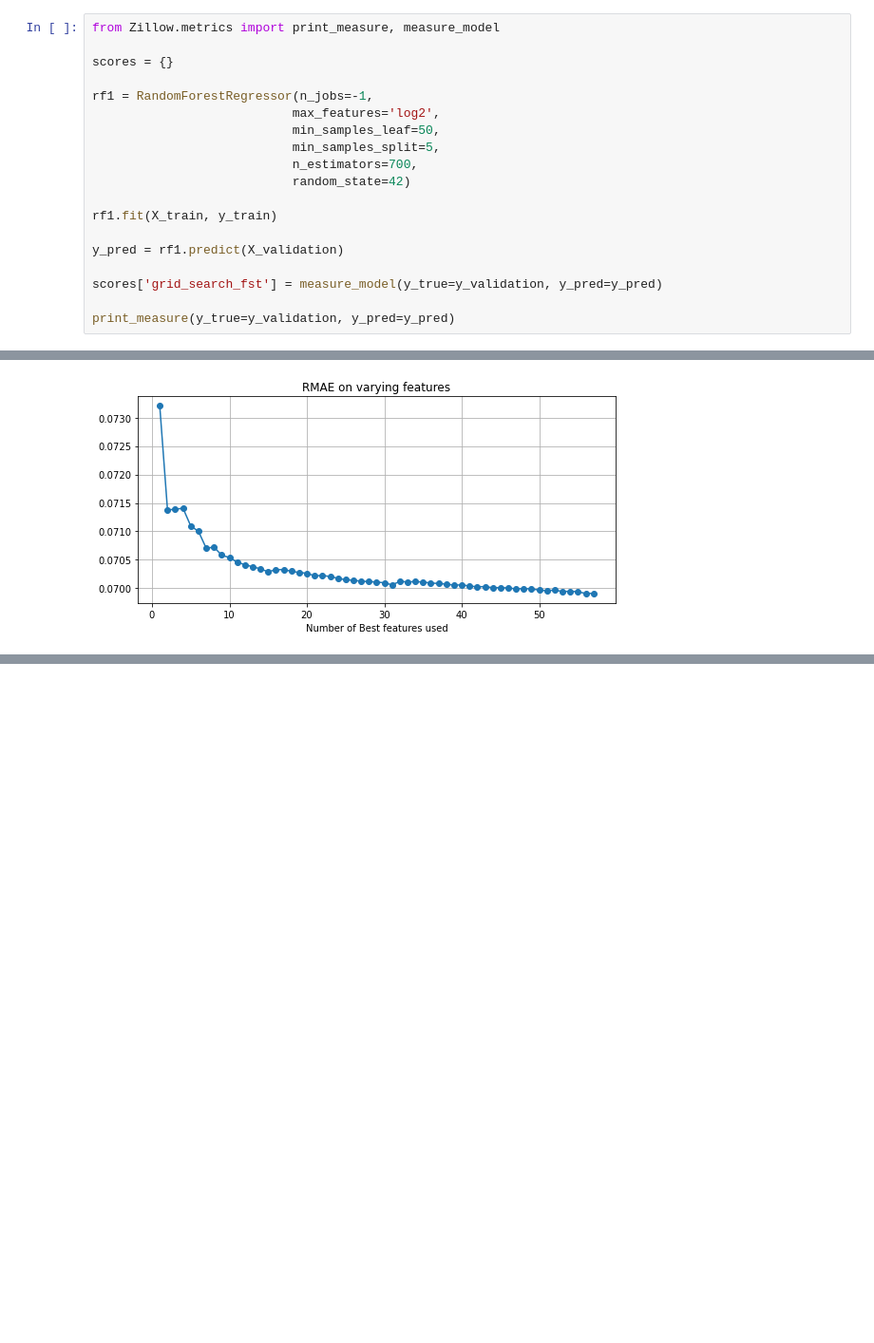
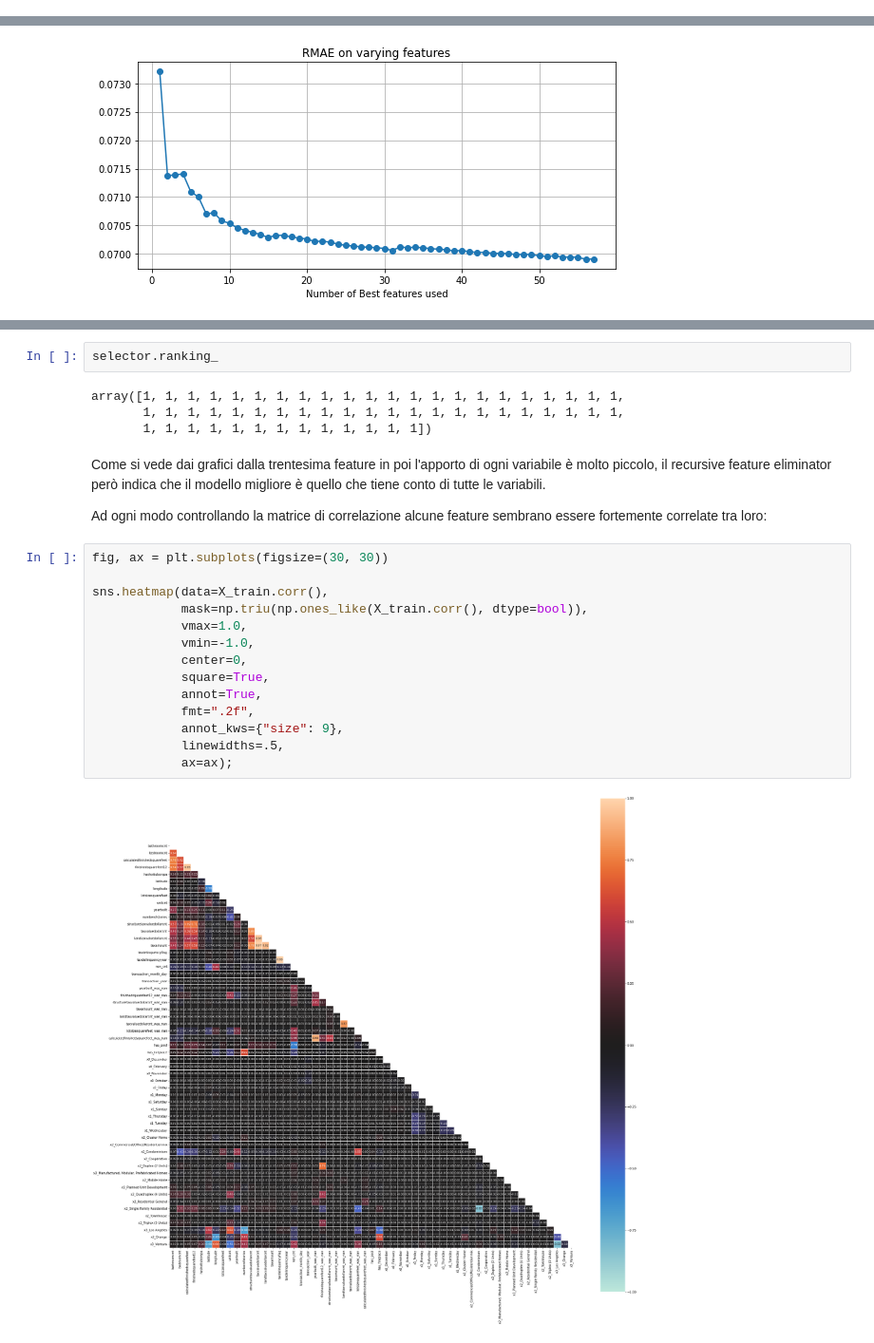
Before and after one commit to matteospanio/zillow-prize, a Jupyter notebook: 04 - Random Forests.ipynb, the cells around one changed output, grey strips where cells are left out. Shown at 95% size. Drawn from its saved outputs; the diff is of its cells as text; blank space fills up the shorter version.

```diff
--- a/04 - Random Forests.ipynb
+++ b/04 - Random Forests.ipynb
@@ -89,19 +84,0 @@ Alleniamo il modello individuato su il dataset di test
-# %%
-from Zillow.metrics import print_measure, measure_model
-
-scores = {}
-
-rf1 = RandomForestRegressor(n_jobs=-1,
-                           max_features='log2',
-                           min_samples_leaf=50,
-                           min_samples_split=5,
-                           n_estimators=700,
-                           random_state=42)
-
-rf1.fit(X_train, y_train)
-
-y_pred = rf1.predict(X_validation)
-
-scores['grid_search_fst'] = measure_model(y_true=y_validation, y_pred=y_pred)
-
-print_measure(y_true=y_validation, y_pred=y_pred)
@@ -345,0 +278,26 @@ ax.grid();
+# %%
+selector.ranking_
+# %% [output]
+array([1, 1, 1, 1, 1, 1, 1, 1, 1, 1, 1, 1, 1, 1, 1, 1, 1, 1, 1, 1, 1, 1,
+       1, 1, 1, 1, 1, 1, 1, 1, 1, 1, 1, 1, 1, 1, 1, 1, 1, 1, 1, 1, 1, 1,
+       1, 1, 1, 1, 1, 1, 1, 1, 1, 1, 1, 1, 1])
+# %% [markdown]
+Come si vede dai grafici dalla trentesima feature in poi l'apporto di ogni variabile è molto piccolo, il recursive feature eliminator però indica che il modello migliore è quello che tiene conto di tutte le variabili.
+
+Ad ogni modo controllando la matrice di correlazione alcune feature sembrano essere fortemente correlate tra loro:
+# %%
+fig, ax = plt.subplots(figsize=(30, 30))
+
+sns.heatmap(data=X_train.corr(),
+            mask=np.triu(np.ones_like(X_train.corr(), dtype=bool)),
+            vmax=1.0,
+            vmin=-1.0,
+            center=0,
+            square=True,
+            annot=True,
+            fmt=".2f",
+            annot_kws={"size": 9},
+            linewidths=.5,
+            ax=ax);
+# %% [output]
+[figure, added]
```
Also changed, not shown: parts of 44 cells of this notebook.
